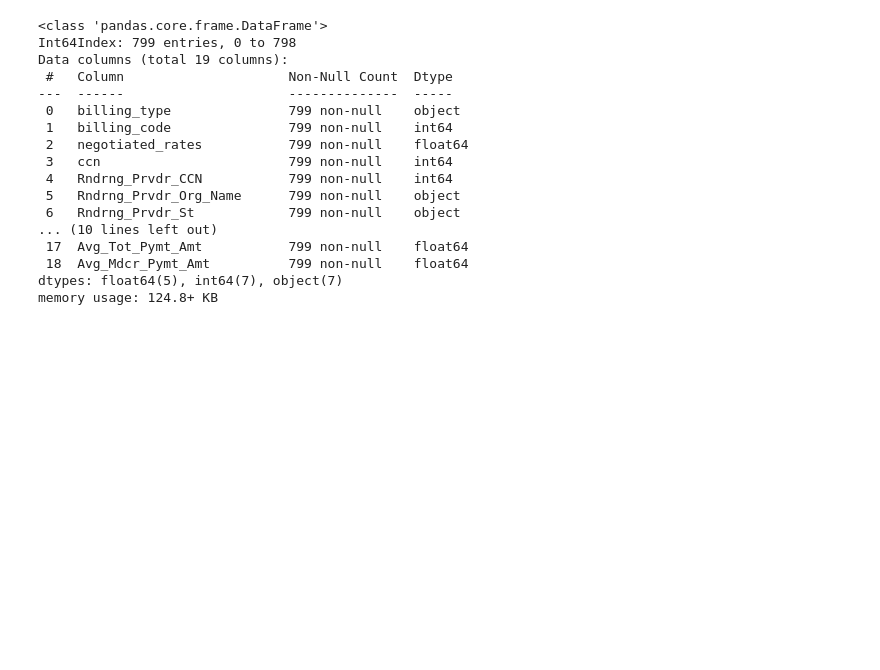
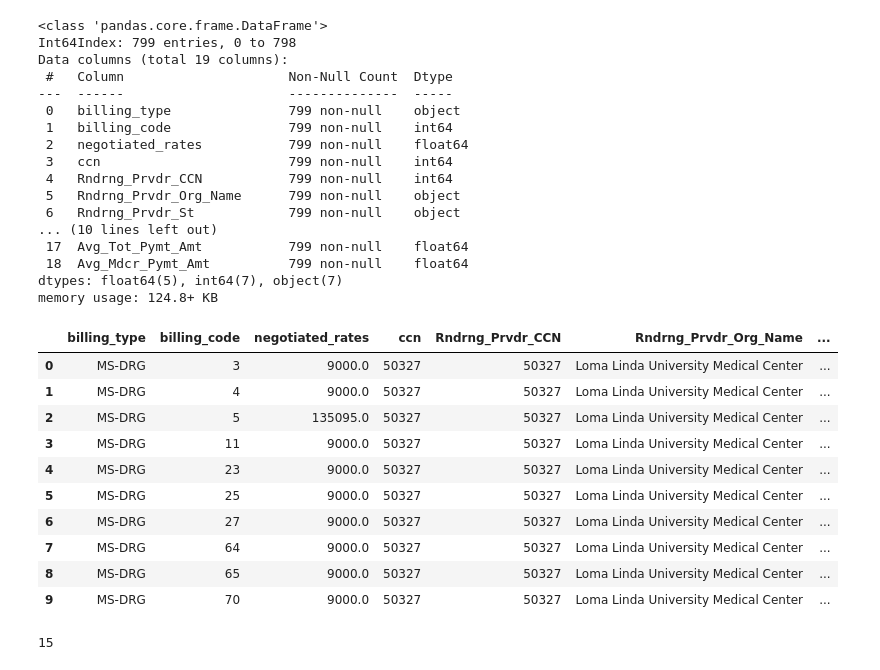
Before and after one commit to tennisvs/Springboard, a Jupyter notebook: Capstone/Capstone_Part_5_EDA.ipynb, the cells around one changed output. Drawn from its saved outputs; the diff is of its cells as text; code cells hidden in the pictures; blank space fills up the shorter version.

```diff
--- a/Capstone/Capstone_Part_5_EDA.ipynb
+++ b/Capstone/Capstone_Part_5_EDA.ipynb
@@ -112,3 +94,21 @@ Data columns (total 19 columns):
  18  Avg_Mdcr_Pymt_Amt          799 non-null    float64
 dtypes: float64(5), int64(7), object(7)
 memory usage: 124.8+ KB
+# %%
+merged.head(10)
+# %% [output]
+|  | billing_type | billing_code | negotiated_rates | ccn | Rndrng_Prvdr_CCN | Rndrng_Prvdr_Org_Name | ... |
+| 0 | MS-DRG | 3 | 9000.0 | 50327 | 50327 | Loma Linda University Medical Center | ... |
+| 1 | MS-DRG | 4 | 9000.0 | 50327 | 50327 | Loma Linda University Medical Center | ... |
+| 2 | MS-DRG | 5 | 135095.0 | 50327 | 50327 | Loma Linda University Medical Center | ... |
+| 3 | MS-DRG | 11 | 9000.0 | 50327 | 50327 | Loma Linda University Medical Center | ... |
+| 4 | MS-DRG | 23 | 9000.0 | 50327 | 50327 | Loma Linda University Medical Center | ... |
+| 5 | MS-DRG | 25 | 9000.0 | 50327 | 50327 | Loma Linda University Medical Center | ... |
+| 6 | MS-DRG | 27 | 9000.0 | 50327 | 50327 | Loma Linda University Medical Center | ... |
+| 7 | MS-DRG | 64 | 9000.0 | 50327 | 50327 | Loma Linda University Medical Center | ... |
+| 8 | MS-DRG | 65 | 9000.0 | 50327 | 50327 | Loma Linda University Medical Center | ... |
+| 9 | MS-DRG | 70 | 9000.0 | 50327 | 50327 | Loma Linda University Medical Center | ... |
+# %%
+merged['ccn'].nunique()
+# %% [output]
+15
```
Also changed, not shown: parts of 16 cells of this notebook.
